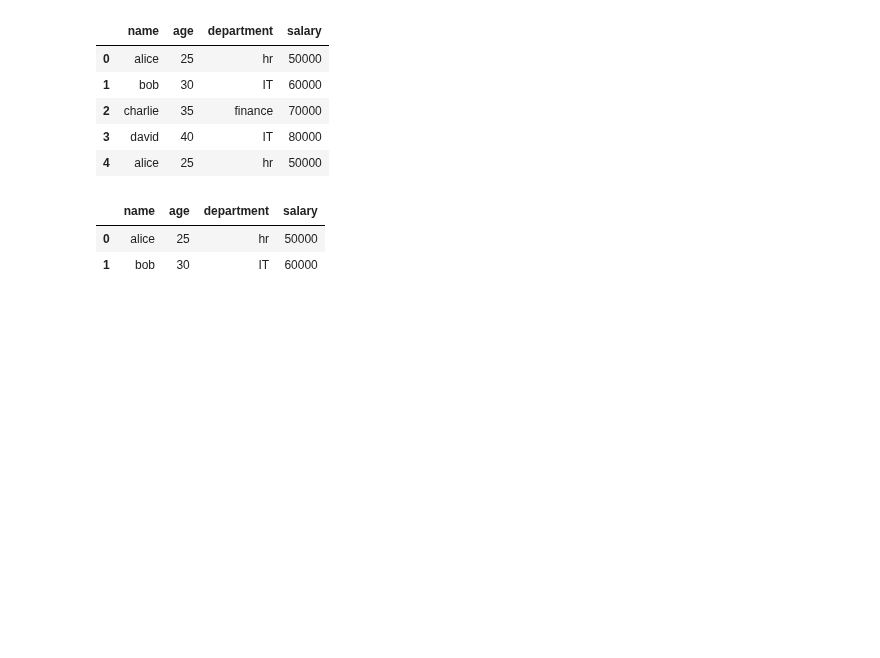
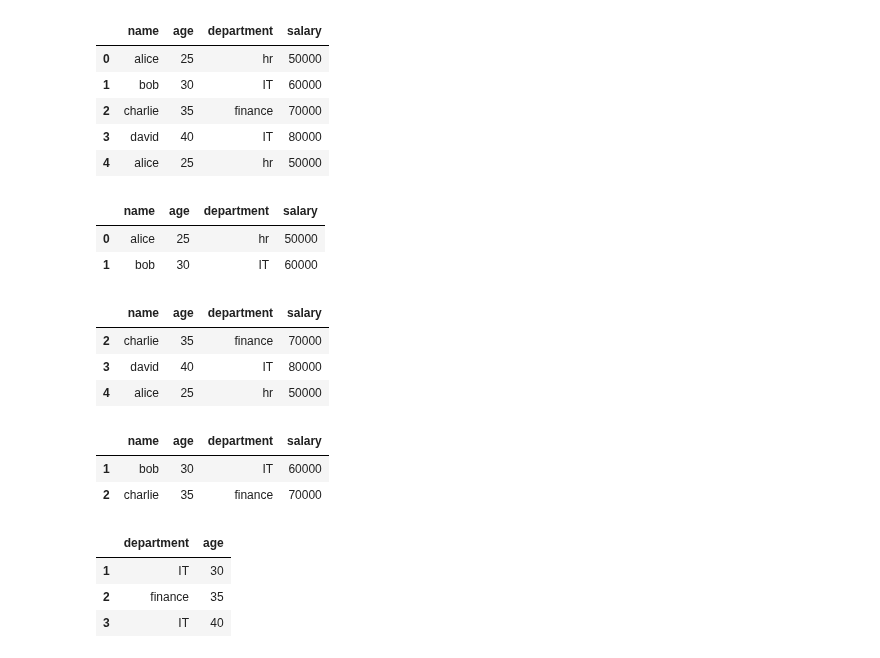
Before and after one commit to fafa20252025/fariba, a Jupyter notebook: pandasexercise.ipynb, the cells around one changed output. Cells and saved outputs as stored; diff of their text form; code cells hidden in the pictures; blank space fills up the shorter version.

```diff
--- a/pandasexercise.ipynb
+++ b/pandasexercise.ipynb
@@ -207,3 +208,24 @@ df.head(2)  #print only first 2 rows
 |  | name | age | department | salary |
 | 0 | alice | 25 | hr | 50000 |
 | 1 | bob | 30 | IT | 60000 |
+# %%
+df.tail(3)   #shows the last 3 raws
+# %% [output]
+|  | name | age | department | salary |
+| 2 | charlie | 35 | finance | 70000 |
+| 3 | david | 40 | IT | 80000 |
+| 4 | alice | 25 | hr | 50000 |
+# %%
+df.iloc[1:3, ]
+# %% [output]
+|  | name | age | department | salary |
+| 1 | bob | 30 | IT | 60000 |
+| 2 | charlie | 35 | finance | 70000 |
+# %%
+#only  find department and  age in rows 1 to 3
+df.loc[1:3,["department", "age"]]
+# %% [output]
+|  | department | age |
+| 1 | IT | 30 |
+| 2 | finance | 35 |
+| 3 | IT | 40 |
```
Also changed, not shown: parts of 7 cells of this notebook.
